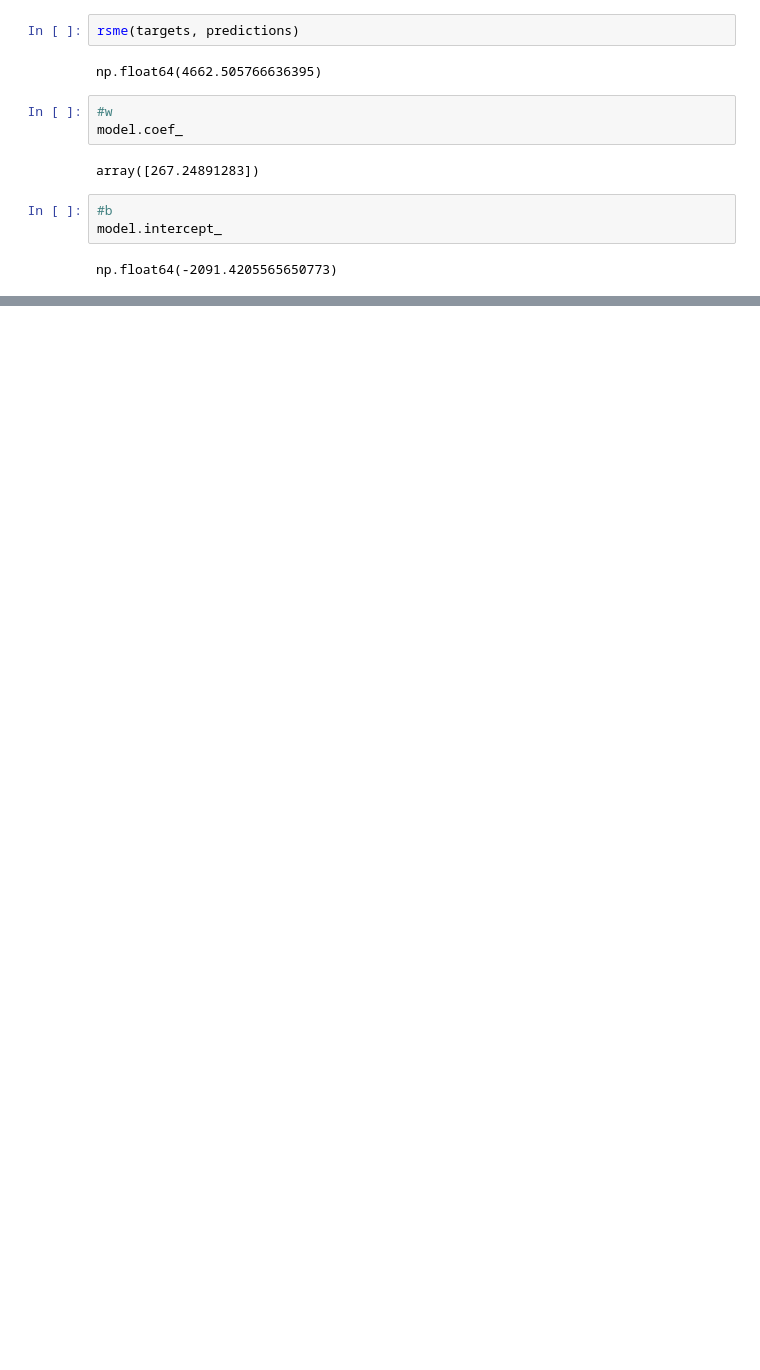
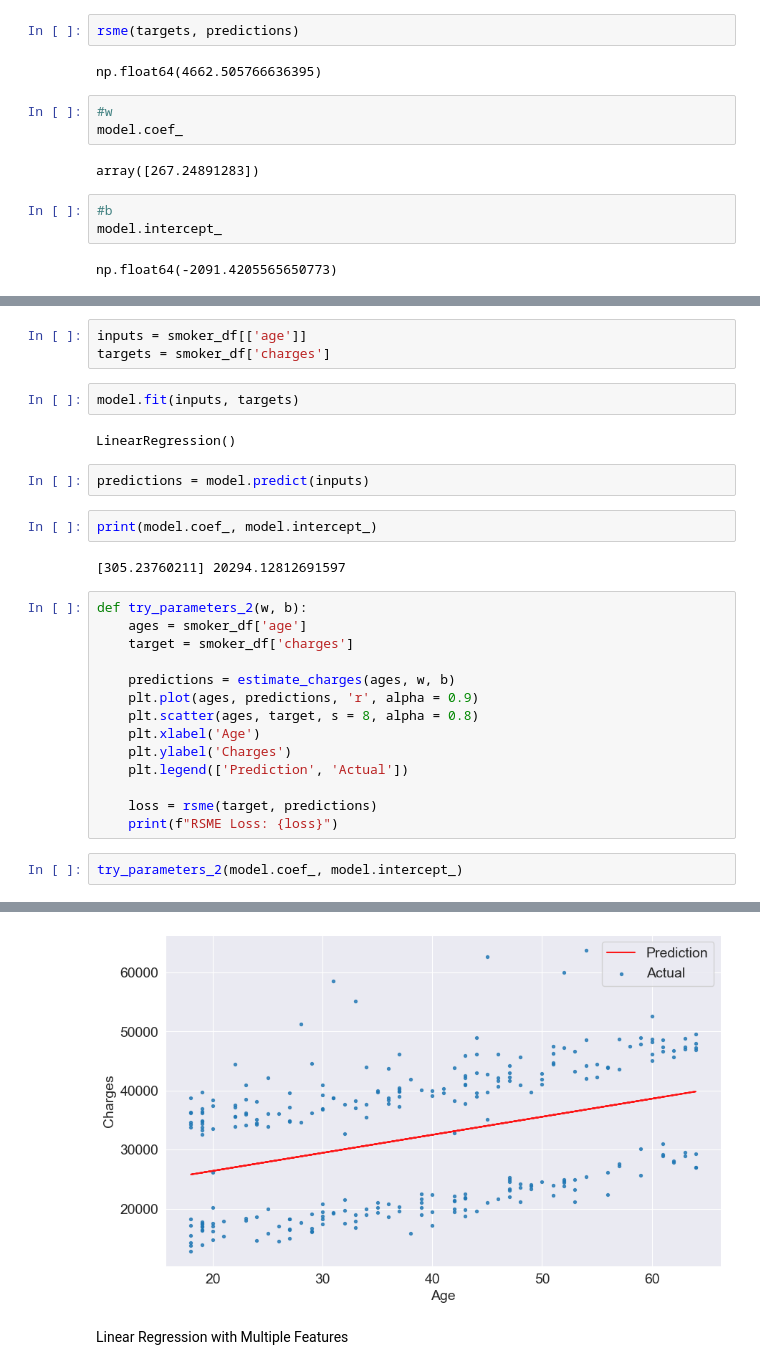
Before and after one commit to AgentXCross/PythonDS-ML, a Jupyter notebook: SciKitLearn/linear_regression.ipynb, the cells around one changed output, grey strips where cells are left out. Saved outputs shown, nothing was run; the diff lists cells and outputs as text; blank space fills up the shorter version.

```diff
--- a/SciKitLearn/linear_regression.ipynb
+++ b/SciKitLearn/linear_regression.ipynb
@@ -449,0 +489,30 @@ np.float64(-2091.4205565650773)
+# %%
+inputs = smoker_df[['age']]
+targets = smoker_df['charges']
+# %%
+model.fit(inputs, targets)
+# %% [output]
+LinearRegression()
+# %%
+predictions = model.predict(inputs)
+# %%
+print(model.coef_, model.intercept_)
+# %% [output]
+[305.23760211] 20294.12812691597
+# %%
+def try_parameters_2(w, b):
+    ages = smoker_df['age']
+    target = smoker_df['charges']
+
+    predictions = estimate_charges(ages, w, b)
+    plt.plot(ages, predictions, 'r', alpha = 0.9)
+    plt.scatter(ages, target, s = 8, alpha = 0.8)
+    plt.xlabel('Age')
+    plt.ylabel('Charges')
+    plt.legend(['Prediction', 'Actual'])
+
+    loss = rsme(target, predictions)
+    print(f"RSME Loss: {loss}")
+# %%
+try_parameters_2(model.coef_, model.intercept_)
+# %% [output]
@@ -449,0 +520,3 @@ np.float64(-2091.4205565650773)
+[figure, added]
+# %% [markdown]
+Linear Regression with Multiple Features
```
Also changed, not shown: parts of 53 cells of this notebook.
